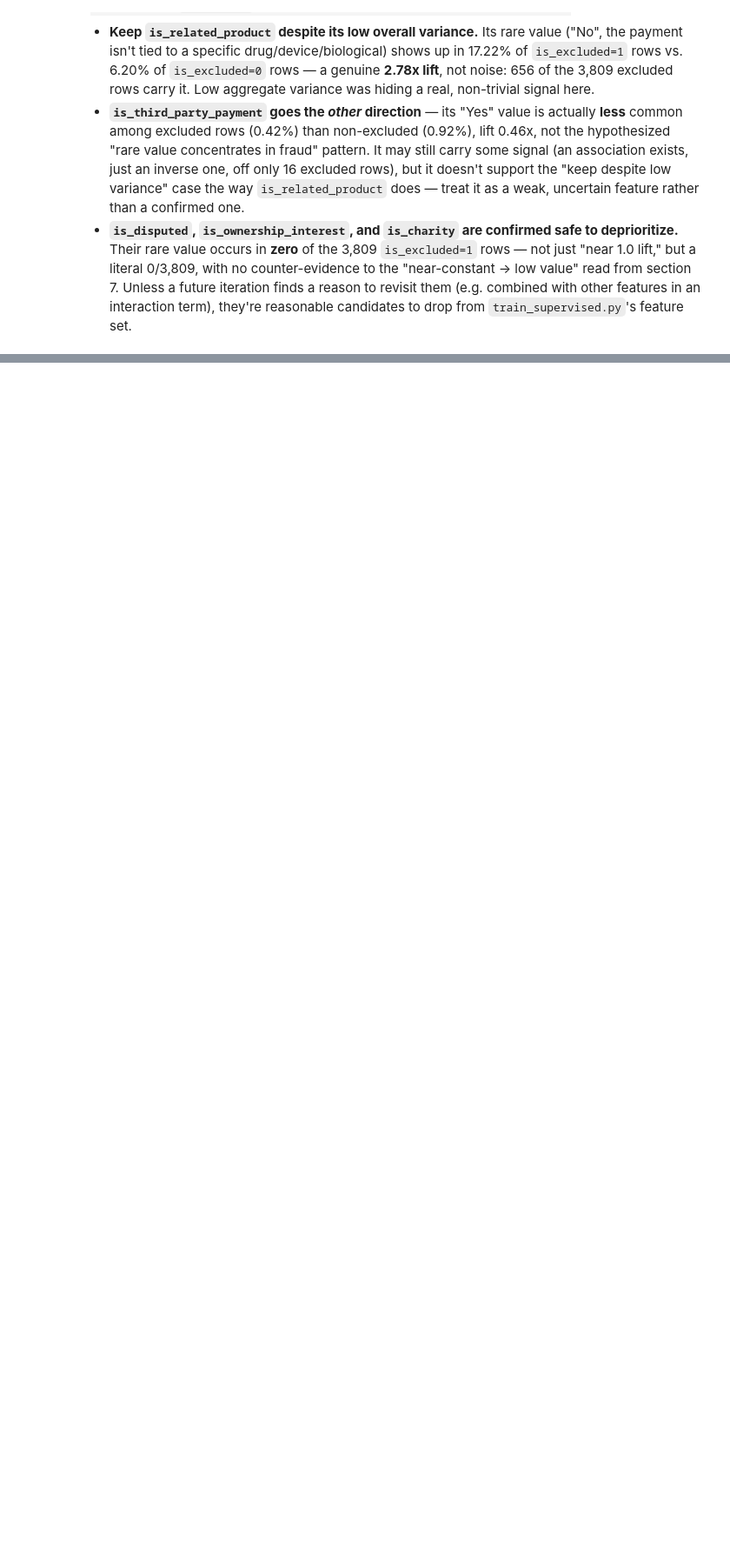
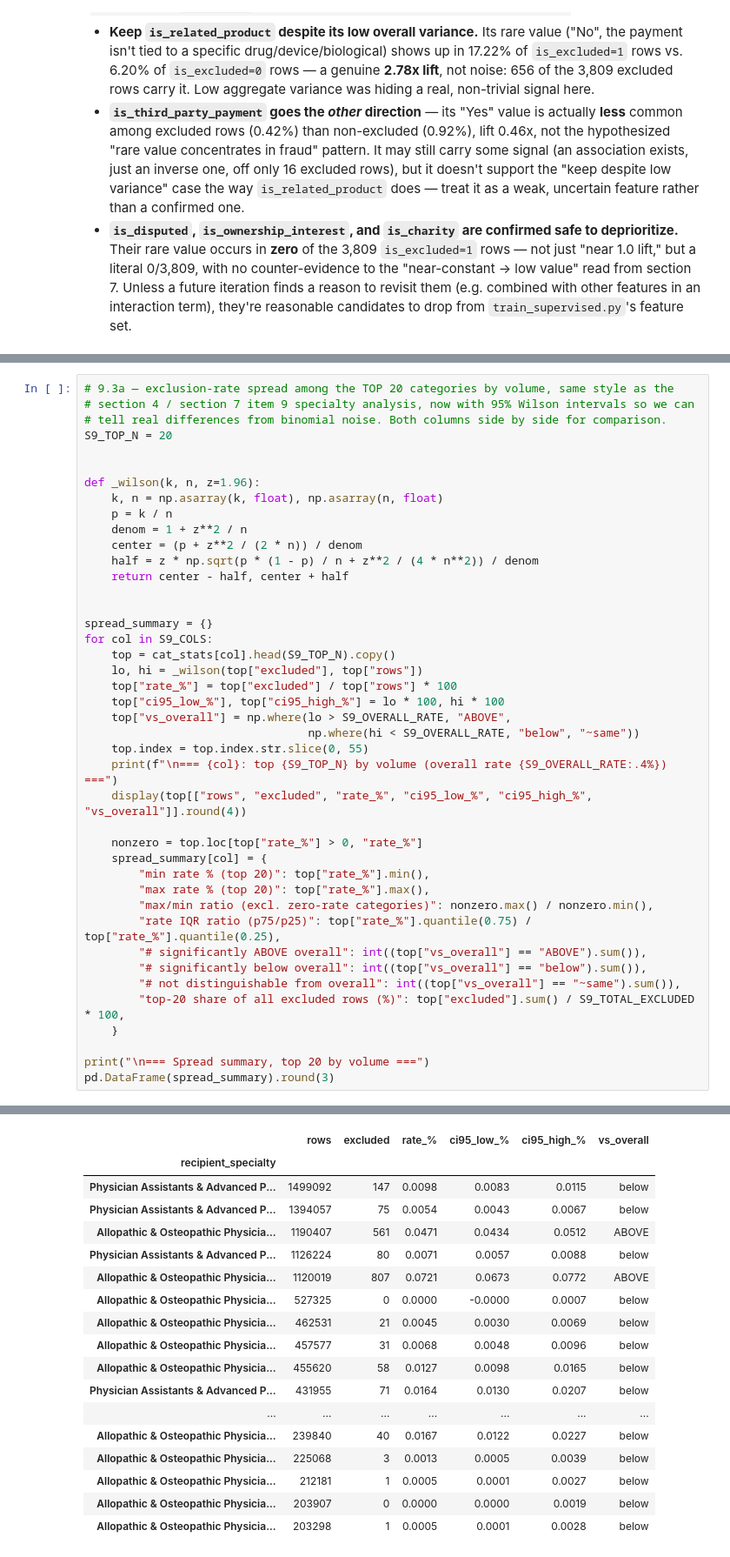
Before and after one commit to adof96/cms-open-payments-fraud, a Jupyter notebook: notebooks/eda_fraud_features.ipynb, the cells around one changed output, grey strips where cells are left out. Shown at 87% size. Saved outputs shown, nothing was run; the diff lists cells and outputs as text; blank space fills up the shorter version.

```diff
--- a/notebooks/eda_fraud_features.ipynb
+++ b/notebooks/eda_fraud_features.ipynb
@@ -709,0 +854,43 @@ lift_summary
+# %%
+# 9.3a — exclusion-rate spread among the TOP 20 categories by volume, same style as the
+# section 4 / section 7 item 9 specialty analysis, now with 95% Wilson intervals so we can
+# tell real differences from binomial noise. Both columns side by side for comparison.
+S9_TOP_N = 20
+
+
+def _wilson(k, n, z=1.96):
+    k, n = np.asarray(k, float), np.asarray(n, float)
+    p = k / n
+    denom = 1 + z**2 / n
+    center = (p + z**2 / (2 * n)) / denom
+    half = z * np.sqrt(p * (1 - p) / n + z**2 / (4 * n**2)) / denom
+    return center - half, center + half
+
+
+spread_summary = {}
+for col in S9_COLS:
+    top = cat_stats[col].head(S9_TOP_N).copy()
+    lo, hi = _wilson(top["excluded"], top["rows"])
+    top["rate_%"] = top["excluded"] / top["rows"] * 100
+    top["ci95_low_%"], top["ci95_high_%"] = lo * 100, hi * 100
+    top["vs_overall"] = np.where(lo > S9_OVERALL_RATE, "ABOVE",
+                                 np.where(hi < S9_OVERALL_RATE, "below", "~same"))
+    top.index = top.index.str.slice(0, 55)
+    print(f"\n=== {col}: top {S9_TOP_N} by volume (overall rate {S9_OVERALL_RATE:.4%}) ===")
+    display(top[["rows", "excluded", "rate_%", "ci95_low_%", "ci95_high_%", "vs_overall"]].round(4))
+
+    nonzero = top.loc[top["rate_%"] > 0, "rate_%"]
+    spread_summary[col] = {
+        "min rate % (top 20)": top["rate_%"].min(),
+        "max rate % (top 20)": top["rate_%"].max(),
+        "max/min ratio (excl. zero-rate categories)": nonzero.max() / nonzero.min(),
+        "rate IQR ratio (p75/p25)": top["rate_%"].quantile(0.75) / top["rate_%"].quantile(0.25),
+        "# significantly ABOVE overall": int((top["vs_overall"] == "ABOVE").sum()),
+        "# significantly below overall": int((top["vs_overall"] == "below").sum()),
+        "# not distinguishable from overall": int((top["vs_overall"] == "~same").sum()),
+        "top-20 share of all excluded rows (%)": top["excluded"].sum() / S9_TOTAL_EXCLUDED * 100,
+    }
+
+print("\n=== Spread summary, top 20 by volume ===")
+pd.DataFrame(spread_summary).round(3)
+# %% [output]
@@ -709,0 +898,18 @@ lift_summary
+|  | rows | excluded | rate_% | ci95_low_% | ci95_high_% | vs_overall |
+| recipient_specialty |  |  |  |  |  |  |
+| Physician Assistants & Advanced P... | 1499092 | 147 | 0.0098 | 0.0083 | 0.0115 | below |
+| Physician Assistants & Advanced P... | 1394057 | 75 | 0.0054 | 0.0043 | 0.0067 | below |
+| Allopathic & Osteopathic Physicia... | 1190407 | 561 | 0.0471 | 0.0434 | 0.0512 | ABOVE |
+| Physician Assistants & Advanced P... | 1126224 | 80 | 0.0071 | 0.0057 | 0.0088 | below |
+| Allopathic & Osteopathic Physicia... | 1120019 | 807 | 0.0721 | 0.0673 | 0.0772 | ABOVE |
+| Allopathic & Osteopathic Physicia... | 527325 | 0 | 0.0000 | -0.0000 | 0.0007 | below |
+| Allopathic & Osteopathic Physicia... | 462531 | 21 | 0.0045 | 0.0030 | 0.0069 | below |
+| Allopathic & Osteopathic Physicia... | 457577 | 31 | 0.0068 | 0.0048 | 0.0096 | below |
+| Allopathic & Osteopathic Physicia... | 455620 | 58 | 0.0127 | 0.0098 | 0.0165 | below |
+| Physician Assistants & Advanced P... | 431955 | 71 | 0.0164 | 0.0130 | 0.0207 | below |
+| ... | ... | ... | ... | ... | ... | ... |
+| Allopathic & Osteopathic Physicia... | 239840 | 40 | 0.0167 | 0.0122 | 0.0227 | below |
+| Allopathic & Osteopathic Physicia... | 225068 | 3 | 0.0013 | 0.0005 | 0.0039 | below |
+| Allopathic & Osteopathic Physicia... | 212181 | 1 | 0.0005 | 0.0001 | 0.0027 | below |
+| Allopathic & Osteopathic Physicia... | 203907 | 0 | 0.0000 | 0.0000 | 0.0019 | below |
+| Allopathic & Osteopathic Physicia... | 203298 | 1 | 0.0005 | 0.0001 | 0.0028 | below |
```
Also changed, not shown: parts of 6 cells of this notebook.
